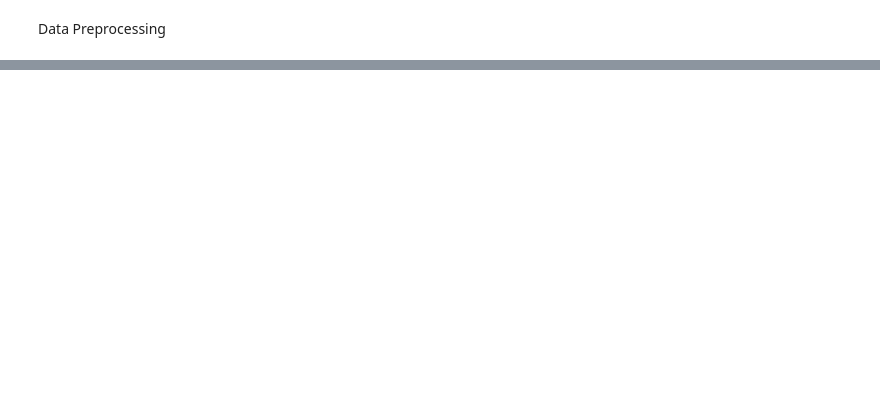
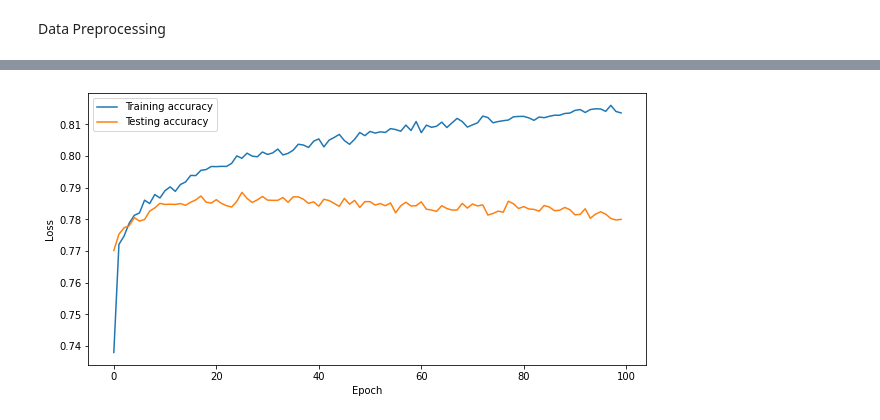
Before and after one commit to Matancoo/IML.HUJI, a Jupyter notebook: challenge/DATA_CHALLENGE.ipynb, the cells around one changed output, grey strips where cells are left out. Cells and saved outputs as stored; diff of their text form; code cells hidden in the pictures; blank space fills up the shorter version.

```diff
--- a/challenge/DATA_CHALLENGE.ipynb
+++ b/challenge/DATA_CHALLENGE.ipynb
@@ -360,3 +293,13 @@ plt.legend(fontsize = 11);
+# %%
+# Visualizing our training and testing accuracy.
+plt.figure(figsize=(10, 5))
+plt.plot(history.history['binary_accuracy'], label='Training accuracy')
+plt.plot(history.history['val_binary_accuracy'], label='Testing accuracy')
+plt.xlabel('Epoch', fontsize = 10)
+plt.ylabel('Loss', fontsize = 10)
+plt.legend(fontsize = 10);
+# %% [output]
+[figure, added]
 # %%
 
 # if __name__ == '__main__':
```
Also changed, not shown: parts of 11 cells of this notebook.
